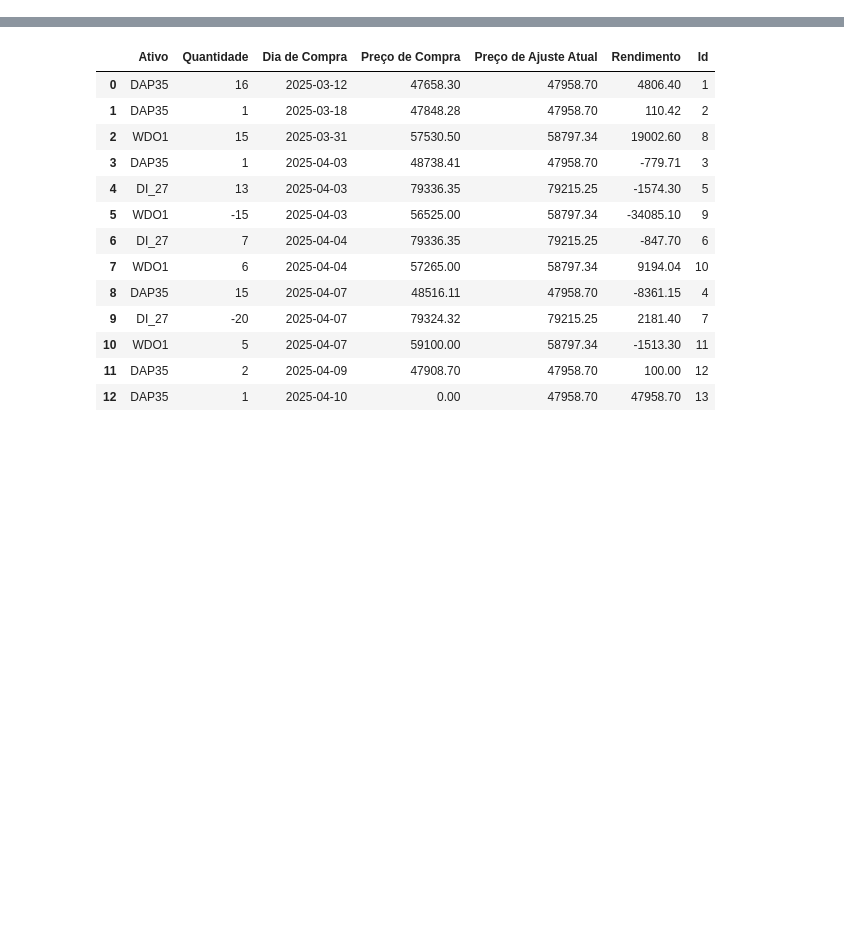
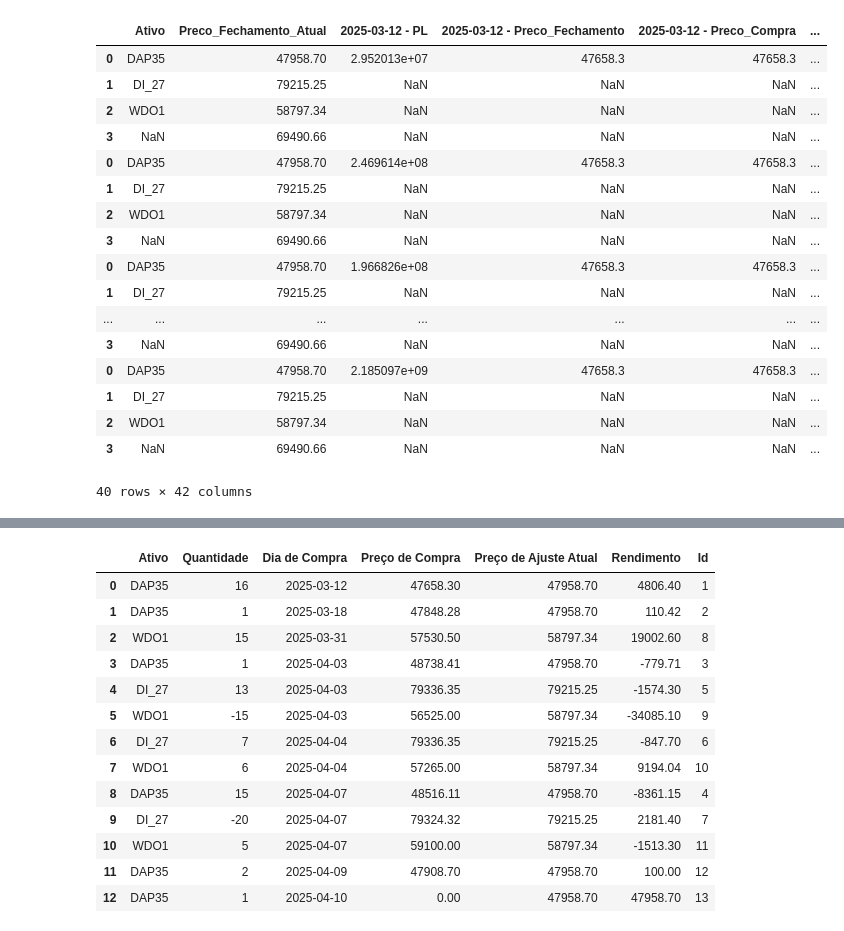
Before and after one commit to AFINVEST/Projeto-Gestao-Risco, a Jupyter notebook: teste.ipynb, the cells around one changed output, grey strips where cells are left out. Cells and saved outputs as stored; diff of their text form; code cells hidden in the pictures; blank space fills up the shorter version.

```diff
--- a/teste.ipynb
+++ b/teste.ipynb
@@ -12,0 +71,4 @@ import supabase
+# %%
+df_current['Contratos DI_28'] = [i % 2 for i in range(len(df_current))]
+df_current
+#Adicionar alguns valores a coluna DI_28
@@ -12,0 +202,21 @@ import supabase
+# %%
+df_agrupado
+# %% [output]
+|  | Ativo | Preco_Fechamento_Atual | 2025-03-12 - PL | 2025-03-12 - Preco_Fechamento | 2025-03-12 - Preco_Compra | ... |
+| 0 | DAP35 | 47958.70 | 2.952013e+07 | 47658.3 | 47658.3 | ... |
+| 1 | DI_27 | 79215.25 | NaN | NaN | NaN | ... |
+| 2 | WDO1 | 58797.34 | NaN | NaN | NaN | ... |
+| 3 | NaN | 69490.66 | NaN | NaN | NaN | ... |
+| 0 | DAP35 | 47958.70 | 2.469614e+08 | 47658.3 | 47658.3 | ... |
+| 1 | DI_27 | 79215.25 | NaN | NaN | NaN | ... |
+| 2 | WDO1 | 58797.34 | NaN | NaN | NaN | ... |
+| 3 | NaN | 69490.66 | NaN | NaN | NaN | ... |
+| 0 | DAP35 | 47958.70 | 1.966826e+08 | 47658.3 | 47658.3 | ... |
+| 1 | DI_27 | 79215.25 | NaN | NaN | NaN | ... |
+| ... | ... | ... | ... | ... | ... | ... |
+| 3 | NaN | 69490.66 | NaN | NaN | NaN | ... |
+| 0 | DAP35 | 47958.70 | 2.185097e+09 | 47658.3 | 47658.3 | ... |
+| 1 | DI_27 | 79215.25 | NaN | NaN | NaN | ... |
+| 2 | WDO1 | 58797.34 | NaN | NaN | NaN | ... |
+| 3 | NaN | 69490.66 | NaN | NaN | NaN | ... |
+40 rows × 42 columns
```
Also changed, not shown: parts of 5 cells of this notebook, 14 other files.
